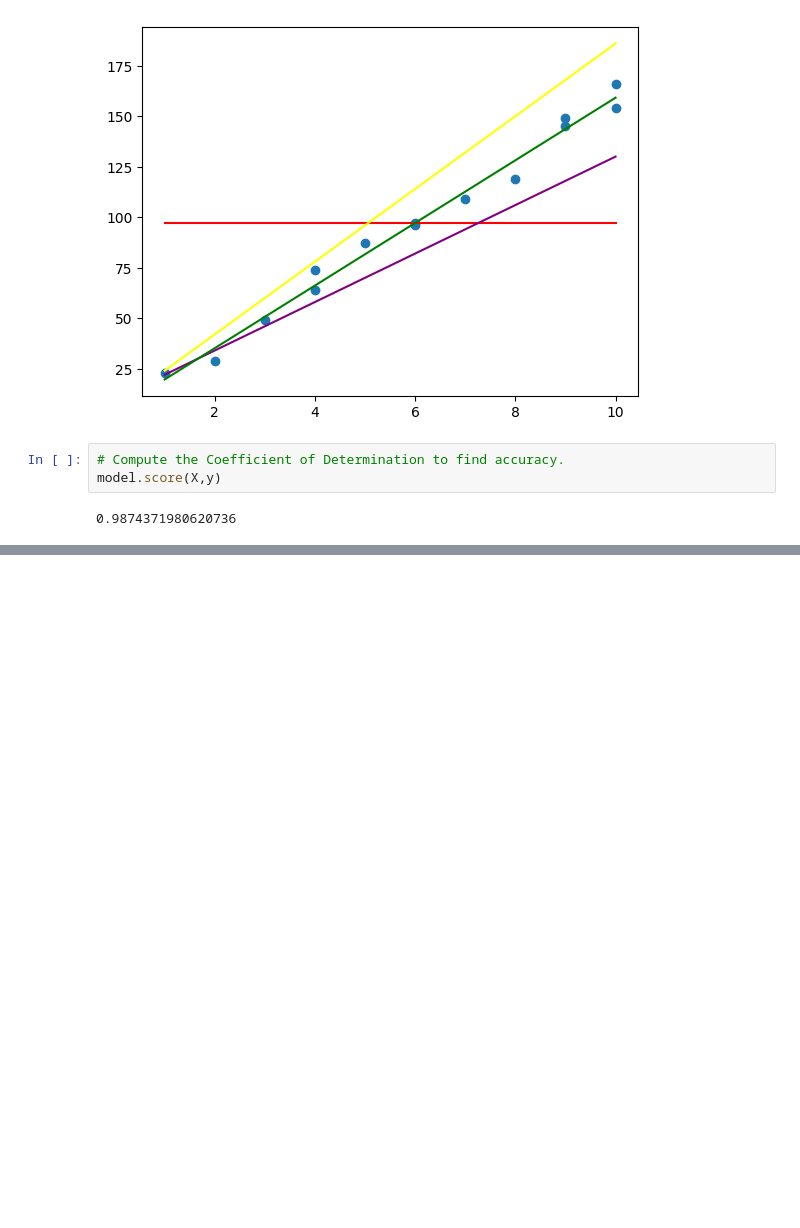
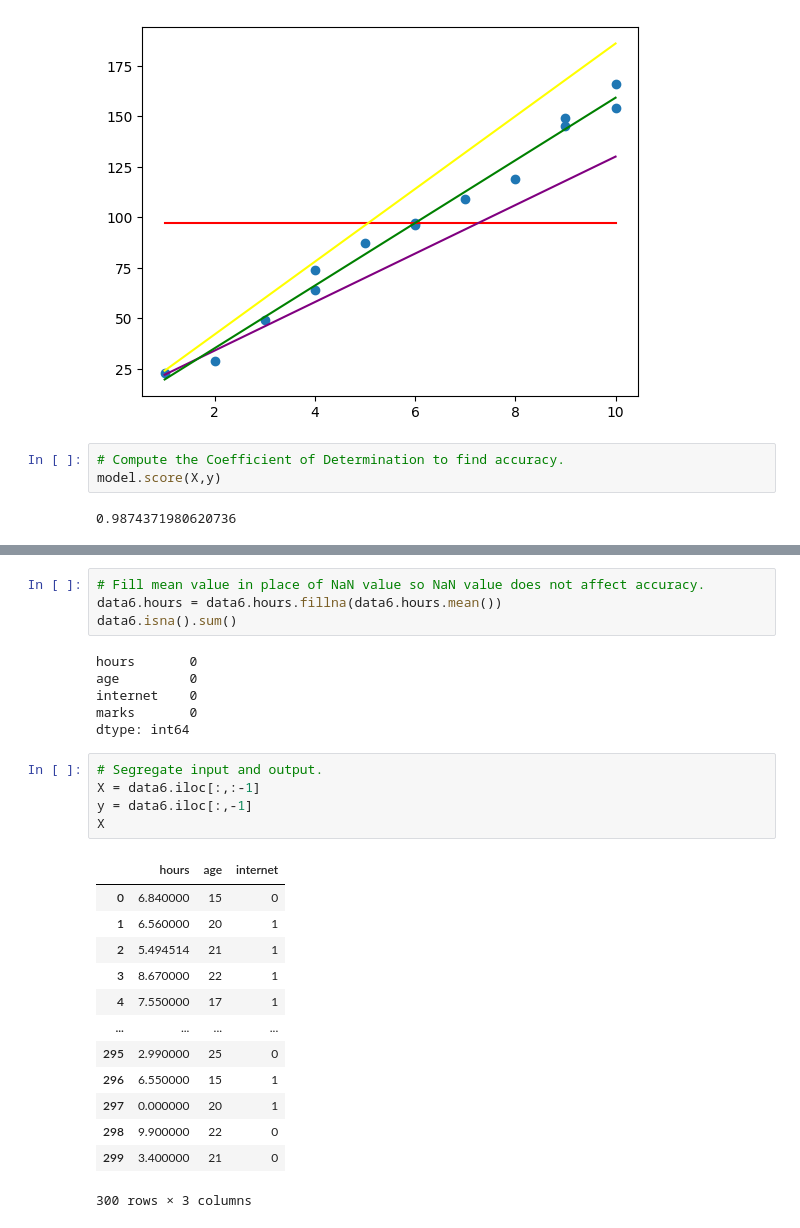
Before and after one commit to RanjanYadav5405/Machine-Learning, a Jupyter notebook: CIE-2.ipynb, the cells around one changed output, grey strips where cells are left out. Cells and saved outputs as stored; diff of their text form; blank space fills up the shorter version.

```diff
--- a/CIE-2.ipynb
+++ b/CIE-2.ipynb
@@ -840,0 +889,29 @@ model.score(X,y)
+# %%
+# Fill mean value in place of NaN value so NaN value does not affect accuracy.
+data6.hours = data6.hours.fillna(data6.hours.mean())
+data6.isna().sum()
+# %% [output]
+hours       0
+age         0
+internet    0
+marks       0
+dtype: int64
+# %%
+# Segregate input and output.
+X = data6.iloc[:,:-1]
+y = data6.iloc[:,-1]
+X
+# %% [output]
+|  | hours | age | internet |
+| 0 | 6.840000 | 15 | 0 |
+| 1 | 6.560000 | 20 | 1 |
+| 2 | 5.494514 | 21 | 1 |
+| 3 | 8.670000 | 22 | 1 |
+| 4 | 7.550000 | 17 | 1 |
+| ... | ... | ... | ... |
+| 295 | 2.990000 | 25 | 0 |
+| 296 | 6.550000 | 15 | 1 |
+| 297 | 0.000000 | 20 | 1 |
+| 298 | 9.900000 | 22 | 0 |
+| 299 | 3.400000 | 21 | 0 |
+300 rows × 3 columns
```
Also changed, not shown: parts of 10 cells of this notebook, 1 other file.
